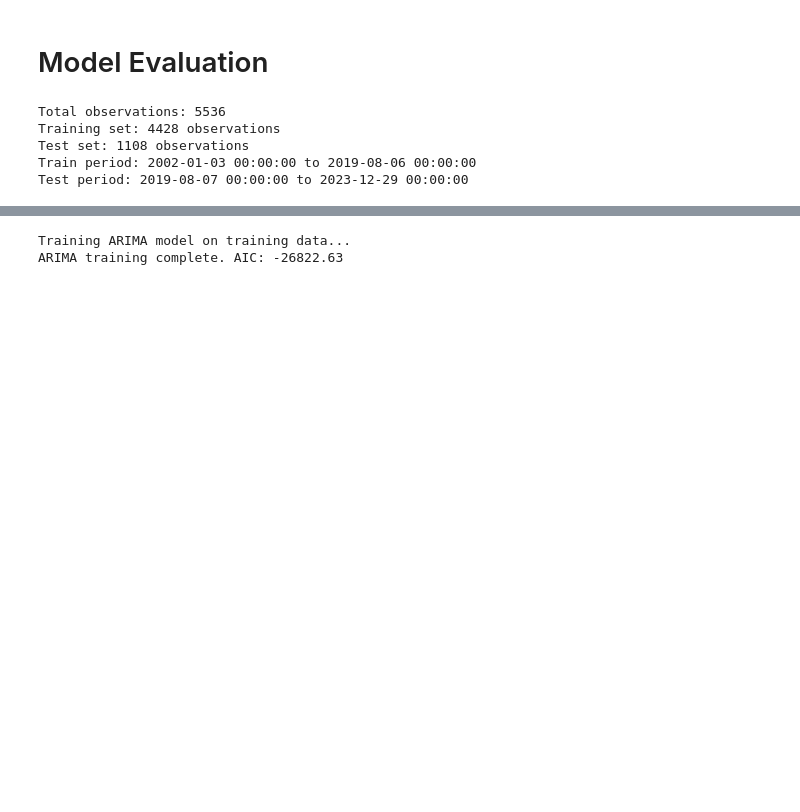
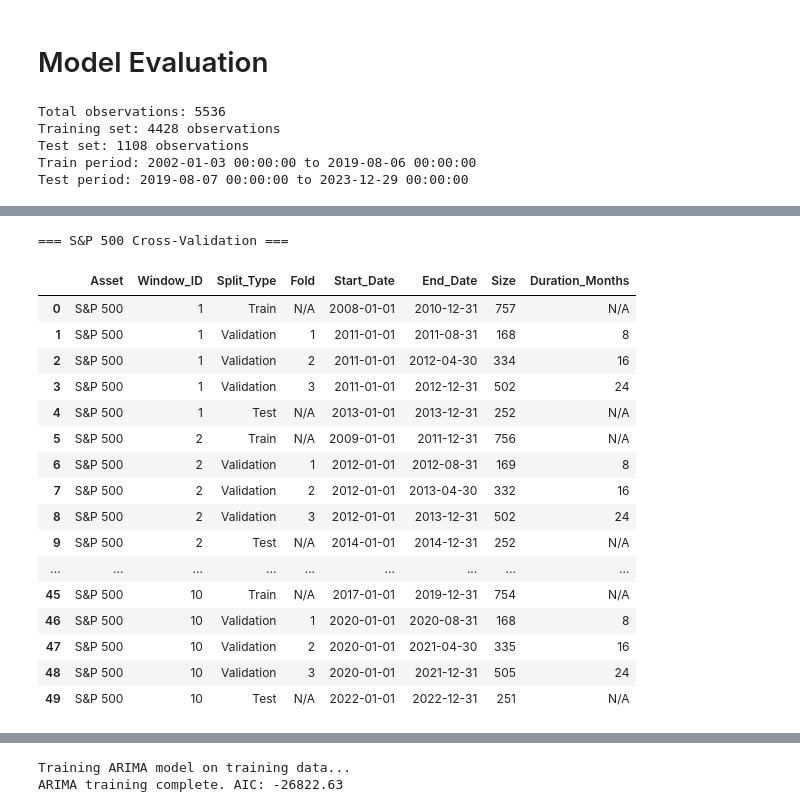
Before and after one commit to LoveraLokeswara/Volatility-Forecasting, a Jupyter notebook: ARIMA_LSTM_hybrid1.ipynb, the cells around one changed output, grey strips where cells are left out. Drawn from its saved outputs; the diff is of its cells as text; code cells hidden in the pictures; blank space fills up the shorter version.

```diff
--- a/ARIMA_LSTM_hybrid1.ipynb
+++ b/ARIMA_LSTM_hybrid1.ipynb
@@ -987,0 +1626,26 @@ Test period: 2019-08-07 00:00:00 to 2023-12-29 00:00:00
+# %%
+# Create CV splits for SP500
+print("=== S&P 500 Cross-Validation ===\n")
+sp500_cv_splits = create_sp500_cv_splits(sp500_clean, start_date=pd.Timestamp('2008-01-01'))
+
+# Display CV split summary
+create_cv_summary(sp500_cv_splits, "S&P 500")
+# %% [output]
+=== S&P 500 Cross-Validation ===
+|  | Asset | Window_ID | Split_Type | Fold | Start_Date | End_Date | Size | Duration_Months |
+| 0 | S&P 500 | 1 | Train | N/A | 2008-01-01 | 2010-12-31 | 757 | N/A |
+| 1 | S&P 500 | 1 | Validation | 1 | 2011-01-01 | 2011-08-31 | 168 | 8 |
+| 2 | S&P 500 | 1 | Validation | 2 | 2011-01-01 | 2012-04-30 | 334 | 16 |
+| 3 | S&P 500 | 1 | Validation | 3 | 2011-01-01 | 2012-12-31 | 502 | 24 |
+| 4 | S&P 500 | 1 | Test | N/A | 2013-01-01 | 2013-12-31 | 252 | N/A |
+| 5 | S&P 500 | 2 | Train | N/A | 2009-01-01 | 2011-12-31 | 756 | N/A |
+| 6 | S&P 500 | 2 | Validation | 1 | 2012-01-01 | 2012-08-31 | 169 | 8 |
+| 7 | S&P 500 | 2 | Validation | 2 | 2012-01-01 | 2013-04-30 | 332 | 16 |
+| 8 | S&P 500 | 2 | Validation | 3 | 2012-01-01 | 2013-12-31 | 502 | 24 |
+| 9 | S&P 500 | 2 | Test | N/A | 2014-01-01 | 2014-12-31 | 252 | N/A |
+| ... | ... | ... | ... | ... | ... | ... | ... | ... |
+| 45 | S&P 500 | 10 | Train | N/A | 2017-01-01 | 2019-12-31 | 754 | N/A |
+| 46 | S&P 500 | 10 | Validation | 1 | 2020-01-01 | 2020-08-31 | 168 | 8 |
+| 47 | S&P 500 | 10 | Validation | 2 | 2020-01-01 | 2021-04-30 | 335 | 16 |
+| 48 | S&P 500 | 10 | Validation | 3 | 2020-01-01 | 2021-12-31 | 505 | 24 |
+| 49 | S&P 500 | 10 | Test | N/A | 2022-01-01 | 2022-12-31 | 251 | N/A |
```
Also changed, not shown: parts of 14 cells of this notebook.
